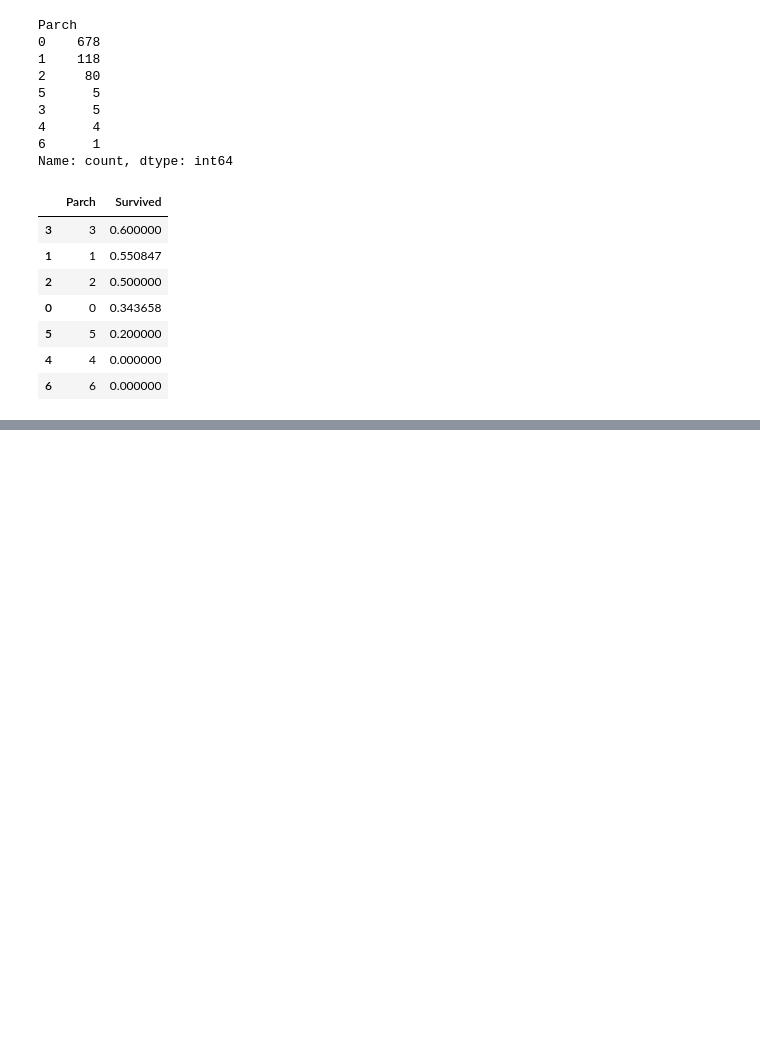
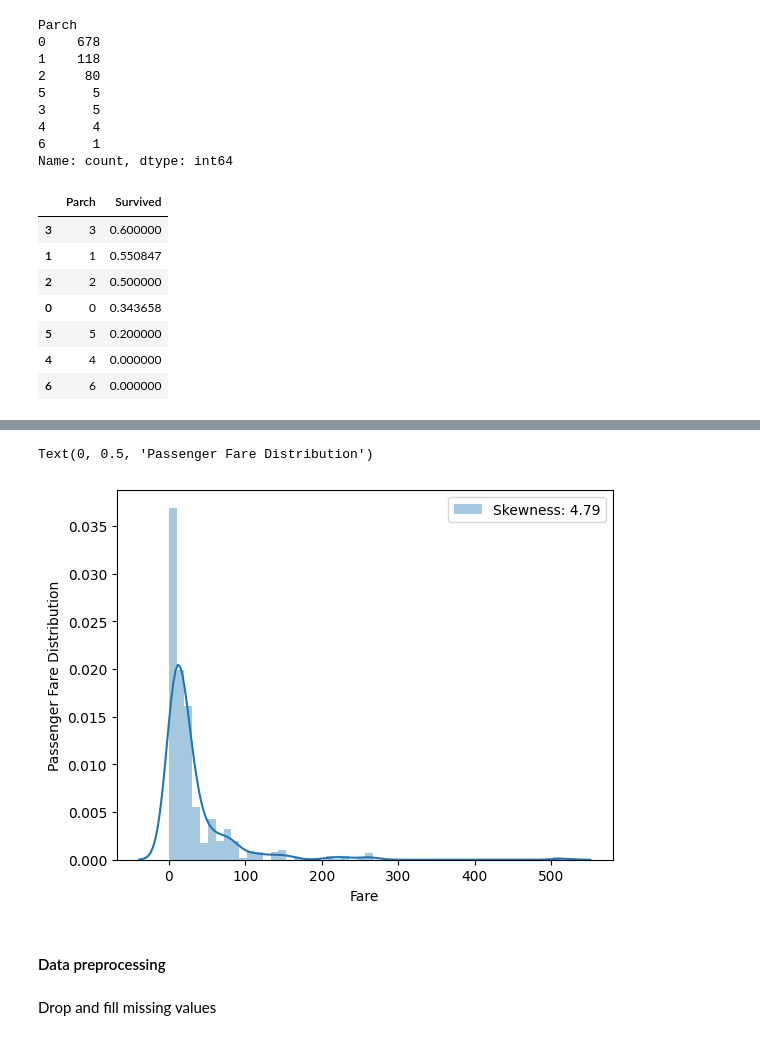
Before and after one commit to ImTharindu/Titanic_kaggle, a Jupyter notebook: titanic.ipynb, the cells around one changed output, grey strips where cells are left out. Drawn from its saved outputs; the diff is of its cells as text; code cells hidden in the pictures; blank space fills up the shorter version.

```diff
--- a/titanic.ipynb
+++ b/titanic.ipynb
@@ -369,0 +414,13 @@ Text(0.5, 1.0, 'Survival Probability by Parch')
+# %%
+# Data Viz / Passenger fare distribution
+
+sns.distplot(train_df['Fare'], label = 'Skewness: %.2f'%(train_df['Fare'].skew()))
+plt.legend(loc = 'best')
+plt.ylabel('Passenger Fare Distribution')
+# %% [output]
+Text(0, 0.5, 'Passenger Fare Distribution')
+[figure, added]
+# %% [markdown]
+<h4>Data preprocessing</h4>
+# %% [markdown]
+Drop and fill missing values
```
Also changed, not shown: parts of 71 cells of this notebook.
